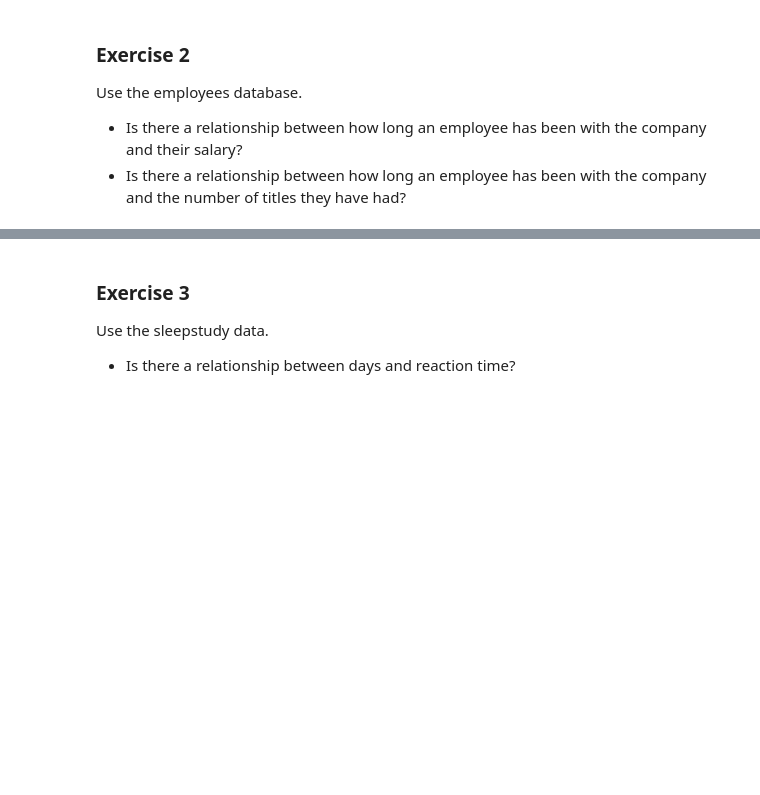
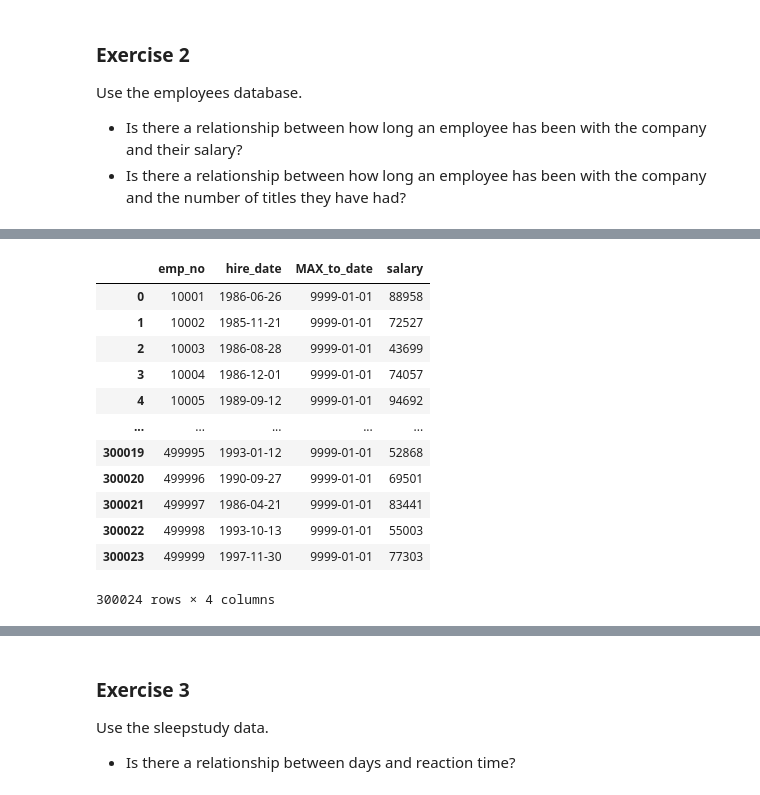
Before and after one commit to HeatherOrtegaMcMillan/statistics-exercises, a Jupyter notebook: hypothesis_testing.ipynb, the cells around one changed output, grey strips where cells are left out. Drawn from its saved outputs; the diff is of its cells as text; code cells hidden in the pictures; blank space fills up the shorter version.

```diff
--- a/hypothesis_testing.ipynb
+++ b/hypothesis_testing.ipynb
@@ -539,0 +535,7 @@ df_emp.head()
+# %%
+# GROUP BY THE EMPNO
+# MAX SALARY
+# this has to be the max salary the employee ever had because sometimes people got a pay cut
+# maybe they switched departments or something
+# look at emp_no 10006 in the salaries table to see example
+max_salary = df_emp.groupby('emp_no').salary.agg('max')
@@ -539,0 +546,11 @@ df_emp.head()
+# %%
+#create datframe from the max_salary series
+max_salary = pd.DataFrame(max_salary)
+
+#reset index so there's actually an index column
+max_salary = max_salary.reset_index()
+# %%
+#make new df_emp2 df to work with because df_emp was getting confusing
+df_emp2 = employees.merge(to_dates, how = 'inner')
+
+df_emp2.head()
@@ -539,0 +564,21 @@ df_emp.head()
+# %%
+#use a left join to join the max salary dataframe to the rest of the dataframe (named: df_emp2)
+df_emp2 = df_emp2.merge(max_salary, how = 'left', on = 'emp_no')
+# %%
+# success!
+# I now have all the info i want. emp_no, hire date, max_to_date, and the max salary they ever had.
+df_emp2
+# %% [output]
+|  | emp_no | hire_date | MAX_to_date | salary |
+| 0 | 10001 | 1986-06-26 | 9999-01-01 | 88958 |
+| 1 | 10002 | 1985-11-21 | 9999-01-01 | 72527 |
+| 2 | 10003 | 1986-08-28 | 9999-01-01 | 43699 |
+| 3 | 10004 | 1986-12-01 | 9999-01-01 | 74057 |
+| 4 | 10005 | 1989-09-12 | 9999-01-01 | 94692 |
+| ... | ... | ... | ... | ... |
+| 300019 | 499995 | 1993-01-12 | 9999-01-01 | 52868 |
+| 300020 | 499996 | 1990-09-27 | 9999-01-01 | 69501 |
+| 300021 | 499997 | 1986-04-21 | 9999-01-01 | 83441 |
+| 300022 | 499998 | 1993-10-13 | 9999-01-01 | 55003 |
+| 300023 | 499999 | 1997-11-30 | 9999-01-01 | 77303 |
+300024 rows × 4 columns
```
Also changed, not shown: parts of 10 cells of this notebook.
